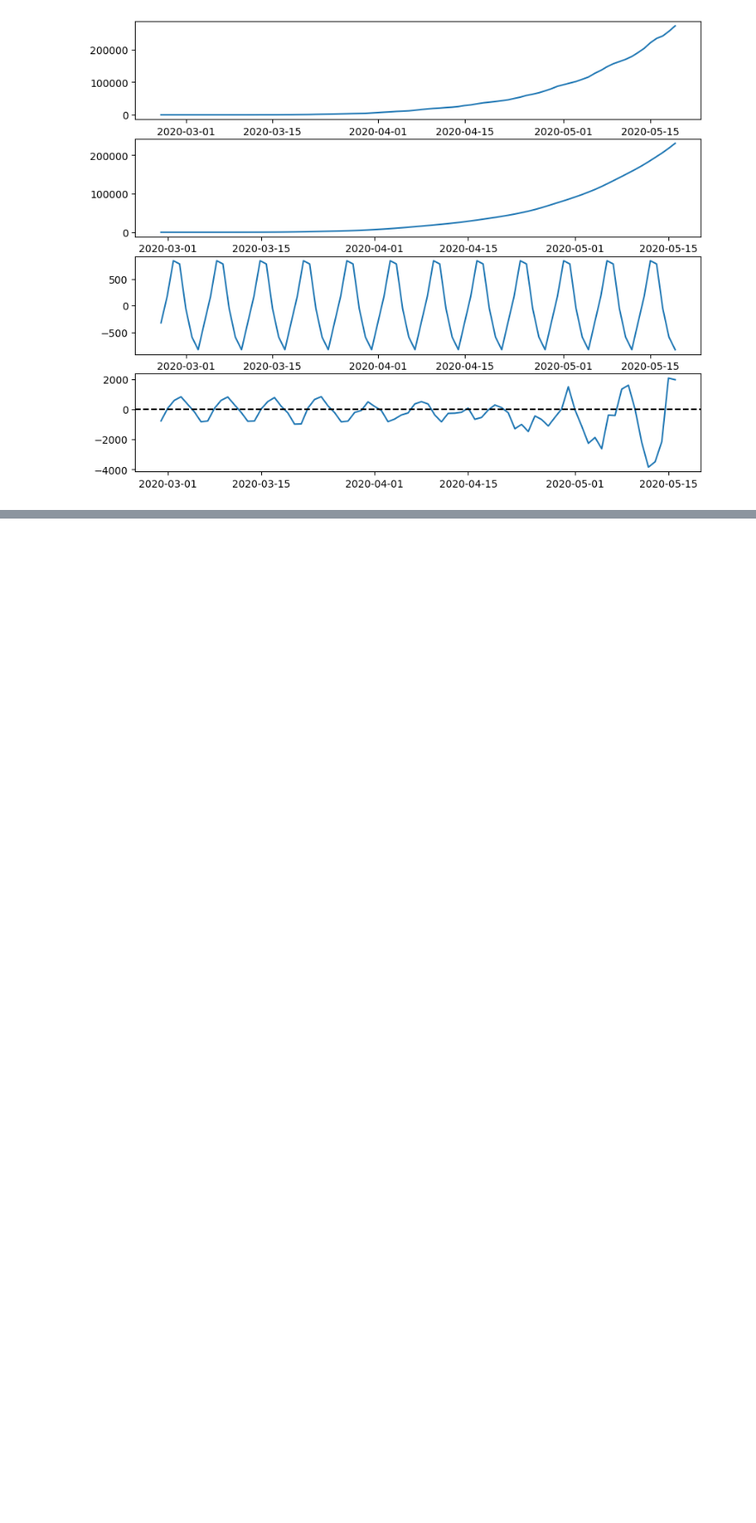
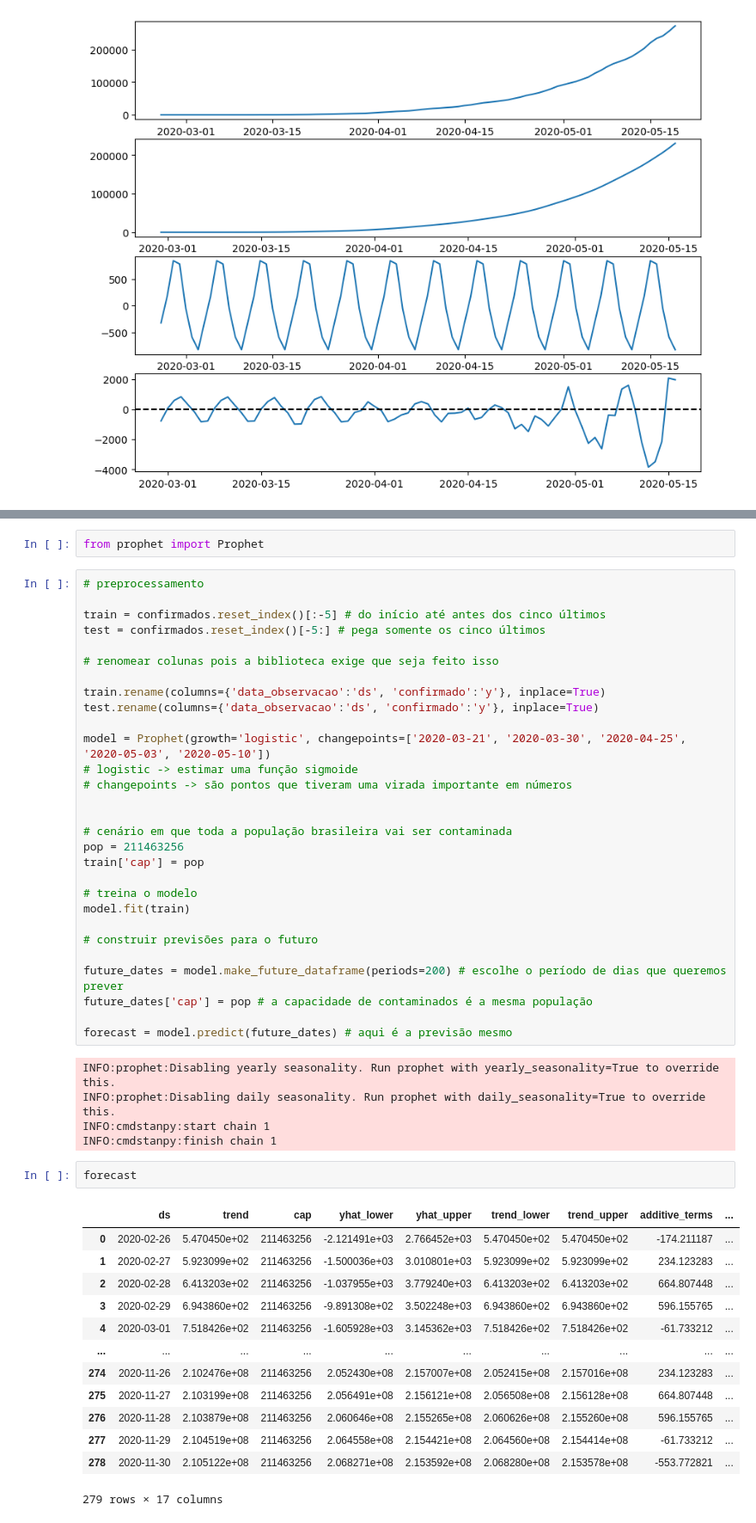
Before and after one commit to pedrodicati/bootcamp-unimed-dados, a Jupyter notebook: covid/covid.ipynb, the cells around one changed output, grey strips where cells are left out. Shown: that part at 86% size. Cells and saved outputs as stored; diff of their text form; blank space fills up the shorter version.

Commit message:
feat: add predicts of covid

```diff
--- a/covid/covid.ipynb
+++ b/covid/covid.ipynb
@@ -286,0 +317,52 @@ plt.show()
+# %%
+from prophet import Prophet
+# %%
+# preprocessamento
+
+train = confirmados.reset_index()[:-5] # do início até antes dos cinco últimos
+test = confirmados.reset_index()[-5:] # pega somente os cinco últimos
+
+# renomear colunas pois a biblioteca exige que seja feito isso
+
+train.rename(columns={'data_observacao':'ds', 'confirmado':'y'}, inplace=True)
+test.rename(columns={'data_observacao':'ds', 'confirmado':'y'}, inplace=True)
+
+model = Prophet(growth='logistic', changepoints=['2020-03-21', '2020-03-30', '2020-04-25', '2020-05-03', '2020-05-10'])
+# logistic -> estimar uma função sigmoide
+# changepoints -> são pontos que tiveram uma virada importante em números
+
+
+# cenário em que toda a população brasileira vai ser contaminada
+pop = 211463256
+train['cap'] = pop
+
+# treina o modelo
+model.fit(train)
+
+# construir previsões para o futuro
+
+future_dates = model.make_future_dataframe(periods=200) # escolhe o período de dias que queremos prever
+future_dates['cap'] = pop # a capacidade de contaminados é a mesma população
+
+forecast = model.predict(future_dates) # aqui é a previsão mesmo
+# %% [output]
+INFO:prophet:Disabling yearly seasonality. Run prophet with yearly_seasonality=True to override this.
+INFO:prophet:Disabling daily seasonality. Run prophet with daily_seasonality=True to override this.
+INFO:cmdstanpy:start chain 1
+INFO:cmdstanpy:finish chain 1
+# %%
+forecast
+# %% [output]
+|  | ds | trend | cap | yhat_lower | yhat_upper | trend_lower | trend_upper | additive_terms | ... |
+| 0 | 2020-02-26 | 5.470450e+02 | 211463256 | -2.121491e+03 | 2.766452e+03 | 5.470450e+02 | 5.470450e+02 | -174.211187 | ... |
+| 1 | 2020-02-27 | 5.923099e+02 | 211463256 | -1.500036e+03 | 3.010801e+03 | 5.923099e+02 | 5.923099e+02 | 234.123283 | ... |
+| 2 | 2020-02-28 | 6.413203e+02 | 211463256 | -1.037955e+03 | 3.779240e+03 | 6.413203e+02 | 6.413203e+02 | 664.807448 | ... |
+| 3 | 2020-02-29 | 6.943860e+02 | 211463256 | -9.891308e+02 | 3.502248e+03 | 6.943860e+02 | 6.943860e+02 | 596.155765 | ... |
+| 4 | 2020-03-01 | 7.518426e+02 | 211463256 | -1.605928e+03 | 3.145362e+03 | 7.518426e+02 | 7.518426e+02 | -61.733212 | ... |
+| ... | ... | ... | ... | ... | ... | ... | ... | ... | ... |
+| 274 | 2020-11-26 | 2.102476e+08 | 211463256 | 2.052430e+08 | 2.157007e+08 | 2.052415e+08 | 2.157016e+08 | 234.123283 | ... |
+| 275 | 2020-11-27 | 2.103199e+08 | 211463256 | 2.056491e+08 | 2.156121e+08 | 2.056508e+08 | 2.156128e+08 | 664.807448 | ... |
+| 276 | 2020-11-28 | 2.103879e+08 | 211463256 | 2.060646e+08 | 2.155265e+08 | 2.060626e+08 | 2.155260e+08 | 596.155765 | ... |
+| 277 | 2020-11-29 | 2.104519e+08 | 211463256 | 2.064558e+08 | 2.154421e+08 | 2.064560e+08 | 2.154414e+08 | -61.733212 | ... |
+| 278 | 2020-11-30 | 2.105122e+08 | 211463256 | 2.068271e+08 | 2.153592e+08 | 2.068280e+08 | 2.153578e+08 | -553.772821 | ... |
+279 rows × 17 columns
```
Also changed, not shown: parts of 8 cells of this notebook.
